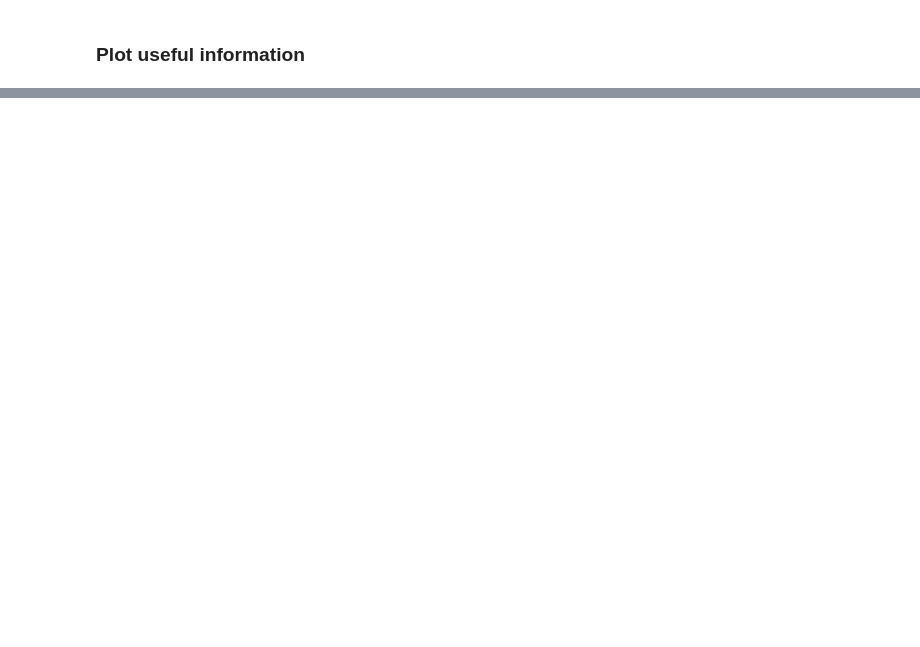
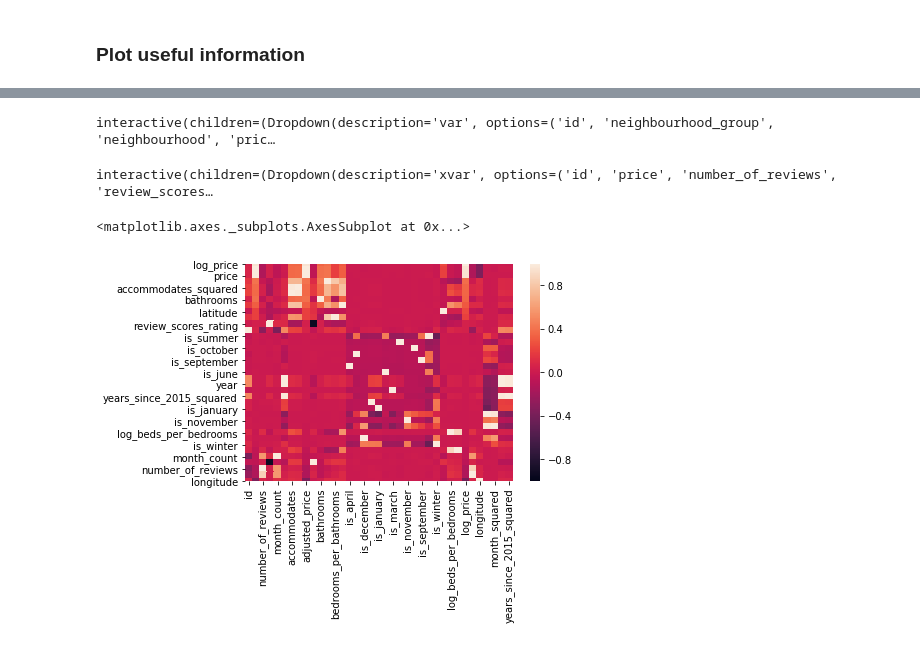
Before and after one commit to djsegal/metis, a Jupyter notebook: 1_airbnb_pricing/scrape_airbnb.ipynb, the cells around one changed output, grey strips where cells are left out. Cells and saved outputs as stored; diff of their text form; code cells hidden in the pictures; blank space fills up the shorter version.

```diff
--- a/1_airbnb_pricing/scrape_airbnb.ipynb
+++ b/1_airbnb_pricing/scrape_airbnb.ipynb
@@ -215,6 +311,6 @@ airbnb_data
 # %%
 airbnb_data["log_reviews"] = np.log10(airbnb_data.number_of_reviews)
-airbnb_data["log_price"] = np.log10(airbnb_data.price)
+airbnb_data["log_price"] = np.log10(airbnb_data.adjusted_price)
 
 airbnb_data["years_since_2015"] = airbnb_data.year - 2015
 airbnb_data["years_since_2015_squared"] = airbnb_data.years_since_2015 ** 2
@@ -222,9 +318,11 @@ airbnb_data["years_since_2015_squared"] = airbnb_data.years_since_2015 ** 2
 airbnb_data["bedrooms_per_bathrooms"] = airbnb_data.bedrooms / airbnb_data.bathrooms
 airbnb_data["log_beds_per_bedrooms"] = np.log10( airbnb_data.beds / airbnb_data.bedrooms )
 
-airbnb_data["log_beds_per_bedrooms_squared"] = airbnb_data.beds_per_bedrooms ** 2
+airbnb_data["log_beds_per_bedrooms_squared"] = airbnb_data.log_beds_per_bedrooms ** 2
 airbnb_data["accommodates_squared"] = airbnb_data.accommodates ** 2
 airbnb_data["month_squared"] = airbnb_data.month ** 2
+
+airbnb_data["adjusted_score"] = np.log10(1.025 - airbnb_data["review_scores_rating"] / 100)
 
 airbnb_data["is_summer"] = False
 airbnb_data["is_winter"] = False
@@ -394,0 +609,45 @@ plt.yticks([], []);
+# %%
+%matplotlib inline
+
+def hist_plot(var):
+    dd = airbnb_data[var]
+
+    try:
+        plt.hist(dd)
+    except:
+        plt.hist([ int(ddd) for ddd in dd ])
+
+interact(
+    hist_plot,
+    var=list(airbnb_data.columns)
+);
+# %% [output]
+interactive(children=(Dropdown(description='var', options=('id', 'neighbourhood_group', 'neighbourhood', 'pric…
+# %%
+%matplotlib inline
+
+def hex_plot(xvar, yvar):
+    x = [ float(xx) for xx in airbnb_data[xvar] ]
+    y = [ float(yy) for yy in airbnb_data[yvar] ]
+
+    with sns.axes_style("white"):
+        sns.jointplot(x=x, y=y, kind="hex", color="k");
+
+    plt.xlabel(xvar)
+    plt.ylabel(yvar)
+
+interact(
+    hex_plot,
+    xvar=list(airbnb_data.describe().columns),
+    yvar=reversed(list(airbnb_data.describe().columns))
+);
+# %% [output]
+interactive(children=(Dropdown(description='xvar', options=('id', 'price', 'number_of_reviews', 'review_scores…
+# %%
+corr = airbnb_data.corr()
+corr.sort_values("log_price", ascending=False, inplace=True)
+
+sns.heatmap(corr, vmin=-1, vmax=+1)
+# %% [output]
+<matplotlib.axes._subplots.AxesSubplot at 0x...>
+[figure, added]
```
Also changed, not shown: parts of 27 cells of this notebook.
